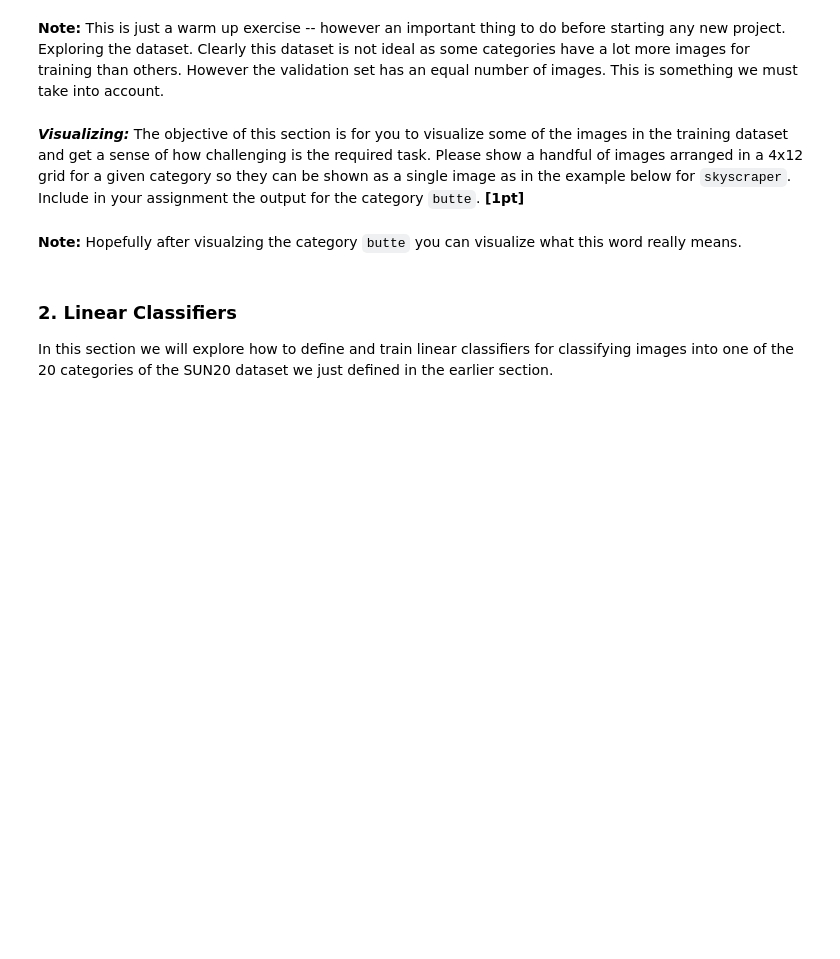
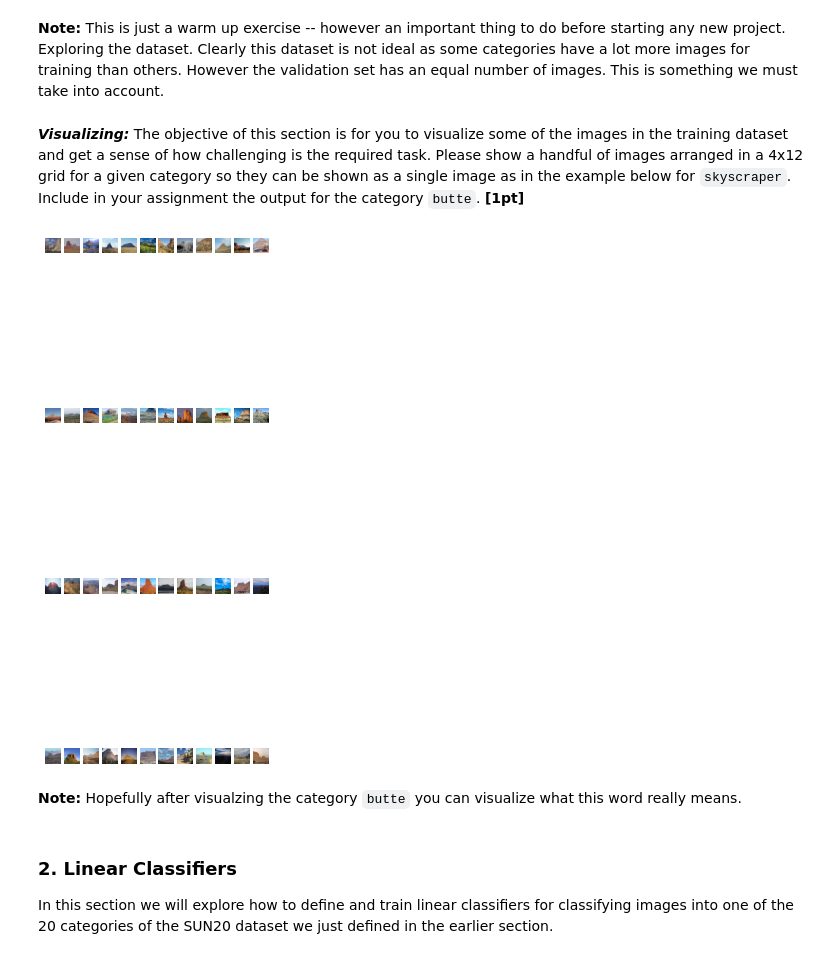
Before and after one commit to KBLin1996/Comp646-DL_for_Vision_and_Language, a Jupyter notebook: Assignment1_image_classification_and_CNN.ipynb, the cells around one changed output. Saved outputs shown, nothing was run; the diff lists cells and outputs as text; code cells hidden in the pictures; blank space fills up the shorter version.

```diff
--- a/Assignment1_image_classification_and_CNN.ipynb
+++ b/Assignment1_image_classification_and_CNN.ipynb
@@ -158,3 +167,30 @@ for cnt in dataCnt:
+# %%
+# Your code goes here.
+
+import matplotlib
+import matplotlib.pyplot as plt
+import matplotlib.image as image
+
+plt.figure(figsize=(4, 12))
+cnt = 0
+for i in range(len(trainSet.imagepaths)):
+    if trainSet.imagepaths[i][14:19] == "butte":
+        cnt += 1
+
+        if cnt == 49:
+            break
+
+        img, label = trainSet[i]
+        img = img.resize((224, 224))
+
+        plt.subplot(4, 12, cnt)
+        plt.grid(False)
+        plt.axis('off')
+        plt.imshow(img)
+
+plt.show()
+# %% [output]
+[figure, added]
 # %% [markdown]
 **Note:** Hopefully after visualzing the category `butte` you can visualize what this word really means.
 # %% [markdown]
```
Also changed, not shown: parts of 6 cells of this notebook.
